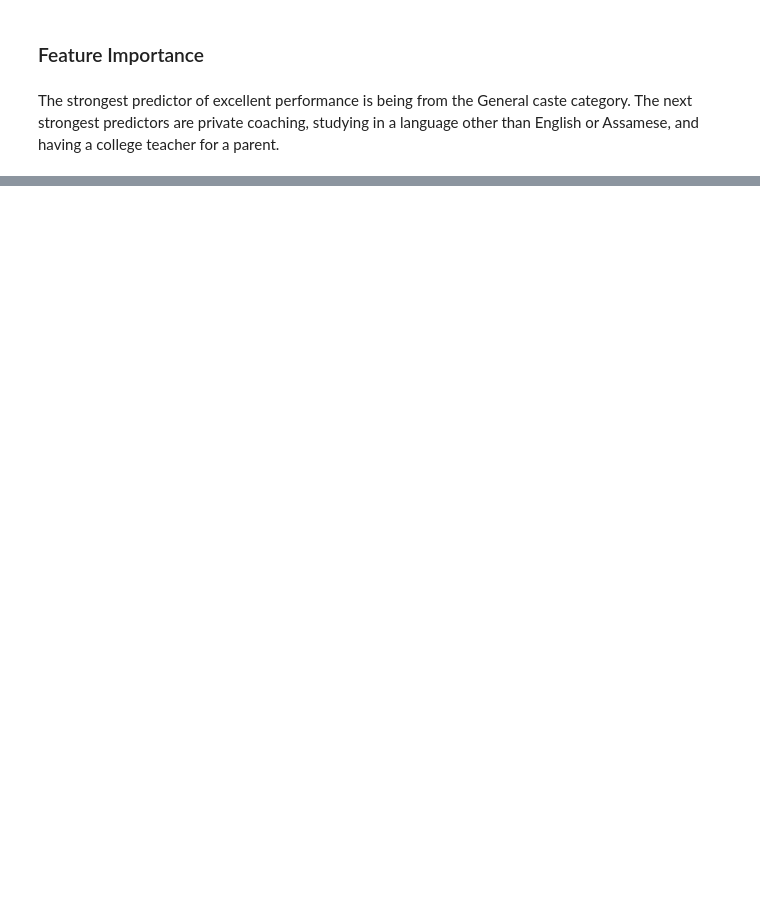
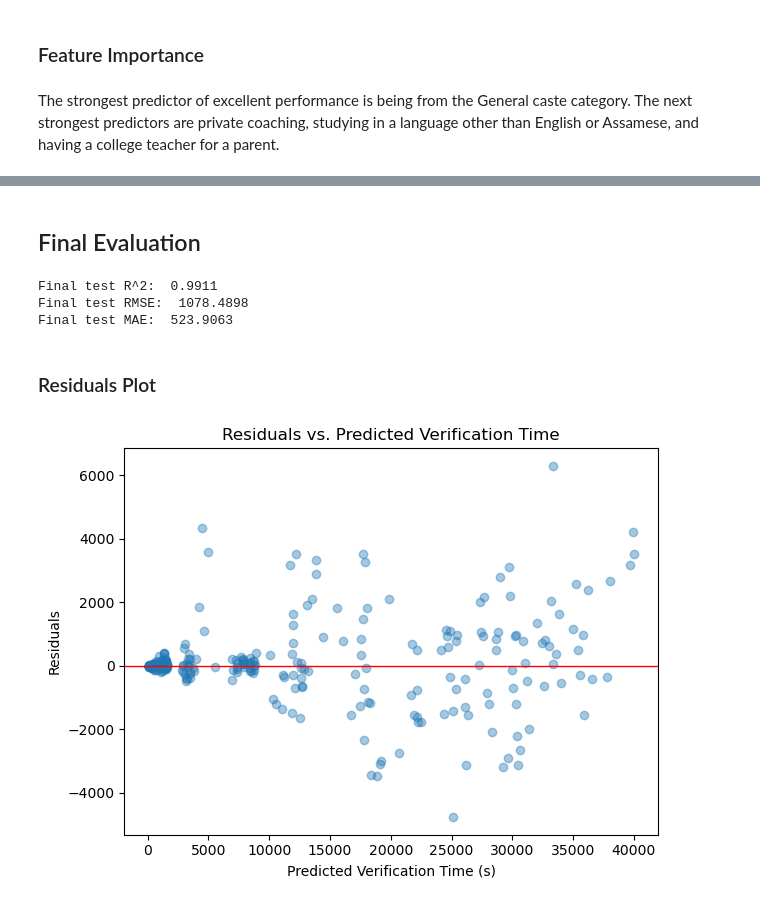
Before and after one commit to rayar93/ml-classification-regression-sklearn, a Jupyter notebook: notebooks/midtern_project.ipynb, the cells around one changed output, grey strips where cells are left out. Saved outputs shown, nothing was run; the diff lists cells and outputs as text; code cells hidden in the pictures; blank space fills up the shorter version.

```diff
--- a/notebooks/midtern_project.ipynb
+++ b/notebooks/midtern_project.ipynb
@@ -374,0 +562,6 @@ print("Model saved as final_model.joblib")
+# %%
+reg_preprocessor = ColumnTransformer(
+    transformers=[
+        ('scaler', StandardScaler(), list(X_reg.columns))
+    ]
+)
@@ -374,0 +641,16 @@ print("Model saved as final_model.joblib")
+# %%
+rf_param_grid = [
+    {
+        'model__regressor__n_estimators': [100, 200, 500],
+        'model__regressor__max_depth': [5, 10, 20, None],
+        'model__regressor__min_samples_leaf': [1, 5, 10],
+    }
+]
+
+reg_grid_search = GridSearchCV(rf_pipe, rf_param_grid, cv=10, scoring='r2', return_train_score=True, verbose=1)
+
+reg_grid_search.fit(X_reg_train, y_reg_train)
+
+results_df = pd.DataFrame(reg_grid_search.cv_results_)
+results_df['gap'] = results_df['mean_train_score'] - results_df['mean_test_score']
+print(results_df[['params', 'mean_train_score', 'mean_test_score', 'gap']].sort_values('mean_test_score', ascending=False).head(10))
@@ -374,0 +675,32 @@ print("Model saved as final_model.joblib")
+# %% [markdown]
+## Final Evaluation
+# %%
+reg_final_model = reg_grid_search.best_estimator_
+
+y_reg_pred = reg_final_model.predict(X_reg_test)
+
+final_r2 = r2_score(y_reg_test, y_reg_pred)
+final_rmse = np.sqrt(mean_squared_error(y_reg_test, y_reg_pred))
+final_mae = mean_absolute_error(y_reg_test, y_reg_pred)
+
+print(f"Final test R^2: {final_r2: .4f}")
+print(f"Final test RMSE: {final_rmse: .4f}")
+print(f"Final test MAE: {final_mae: .4f}")
+# %% [output]
+Final test R^2:  0.9911
+Final test RMSE:  1078.4898
+Final test MAE:  523.9063
+# %% [markdown]
+### Residuals Plot
+# %%
+residuals = y_reg_test - y_reg_pred
+
+plt.scatter(y_reg_pred, residuals, alpha=0.4)
+plt.axhline(0, color='red', linewidth=1)
+plt.xlabel('Predicted Verification Time (s)')
+plt.ylabel('Residuals')
+plt.title('Residuals vs. Predicted Verification Time')
+plt.tight_layout()
+plt.show()
+# %% [output]
+[figure, added]
```
Also changed, not shown: parts of 45 cells of this notebook, 3 other files.
